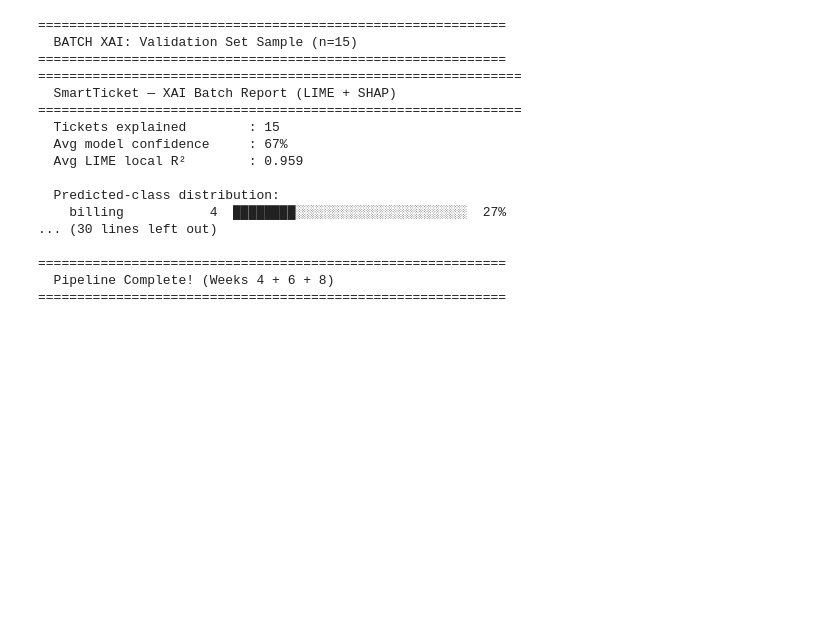
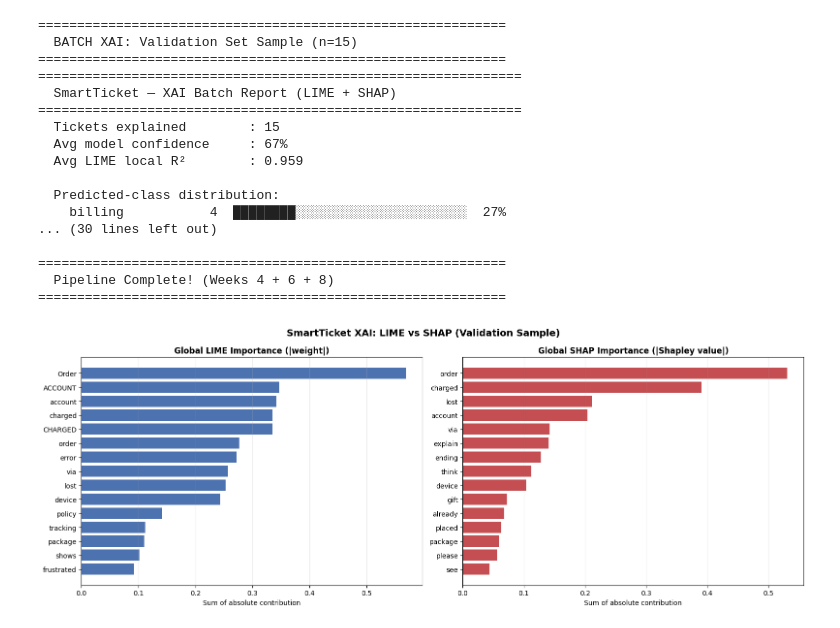
Before and after one commit to Lordiod/smartticket, a Jupyter notebook: pipeline/smartticket_pipeline.ipynb, the cells around one changed output. Cells and saved outputs as stored; diff of their text form; code cells hidden in the pictures; blank space fills up the shorter version.

```diff
--- a/pipeline/smartticket_pipeline.ipynb
+++ b/pipeline/smartticket_pipeline.ipynb
@@ -1247,3 +1247,86 @@ print("=" * 60)
 ============================================================
   Pipeline Complete! (Weeks 4 + 6 + 8)
 ============================================================
+# %%
+# LIME vs SHAP global visualization (uses `batch_results` from previous cell)
+
+if "batch_results" not in globals() or len(batch_results) == 0:
+    # Auto-rebuild `batch_results` if this cell is run before the batch XAI cell
+    if "ml_explainer" not in globals() or "df" not in globals():
+        raise ValueError(
+            "`batch_results` not found and cannot be rebuilt. Run the explainer setup cells first."
+        )
+
+    if "background_texts" not in globals() or len(background_texts) == 0:
+        bg_n = min(20, len(df))
+        background_texts = df["ticket_text"].dropna().sample(n=bg_n, random_state=42).tolist()
+
+    val_df = df.iloc[int(len(df) * 0.8):]
+    sample_n = min(15, len(val_df))
+    sample_texts = val_df["ticket_text"].fillna("no description provided").tolist()[:sample_n]
+
+    batch_results = ml_explainer.explain_batch(
+        texts=sample_texts,
+        background_texts=background_texts,
+        num_features=10,
+        nsamples_shap=50,
+    )
+    print(f"Rebuilt `batch_results` with {len(batch_results)} explanations.")
+
+def _get_top_words(result, source="lime", k=20):
+    # Primary path: custom helper exposed by your ExplanationResult
+    if hasattr(result, "top_words"):
+        try:
+            return result.top_words(k=k, source=source)
+        except Exception:
+            pass
+
+    # Fallbacks for common attribute names
+    candidate_attrs = [
+        f"{source}_weights", f"{source}_scores", f"{source}_words",
+        "lime_weights" if source == "lime" else "shap_values"
+    ]
+    for attr in candidate_attrs:
+        if hasattr(result, attr):
+            val = getattr(result, attr)
+            if isinstance(val, dict):
+                return list(val.items())[:k]
+            if isinstance(val, list):
+                return val[:k]
+    return []
+
+def _aggregate_abs_importance(results, source="lime", k=20):
+    agg = {}
+    for r in results:
+        for word, w in _get_top_words(r, source=source, k=k):
+            if isinstance(word, str):
+                agg[word] = agg.get(word, 0.0) + abs(float(w))
+    return pd.Series(agg).sort_values(ascending=False)
+
+lime_global = _aggregate_abs_importance(batch_results, source="lime", k=15).head(15)
+shap_global = _aggregate_abs_importance(batch_results, source="shap", k=15).head(15)
+
+fig, axes = plt.subplots(1, 2, figsize=(16, 6))
+
+# LIME
+axes[0].barh(lime_global.index[::-1], lime_global.values[::-1], color="#4C72B0")
+axes[0].set_title("Global LIME Importance (|weight|)", fontweight="bold")
+axes[0].set_xlabel("Sum of absolute contribution")
+axes[0].grid(axis="x", alpha=0.25)
+
+# SHAP
+axes[1].barh(shap_global.index[::-1], shap_global.values[::-1], color="#C44E52")
+axes[1].set_title("Global SHAP Importance (|Shapley value|)", fontweight="bold")
+axes[1].set_xlabel("Sum of absolute contribution")
+axes[1].grid(axis="x", alpha=0.25)
+
+plt.suptitle("SmartTicket XAI: LIME vs SHAP (Validation Sample)", fontsize=14, fontweight="bold")
+plt.tight_layout()
+
+save_path = os.path.join(output_dir, "lime_shap_global_comparison.png")
+plt.savefig(save_path, dpi=150, bbox_inches="tight")
+plt.show()
+
+print(f"Saved: {save_path}")
+# %% [output]
+[figure, added]
```
Also changed, not shown: parts of 1 cell of this notebook.
